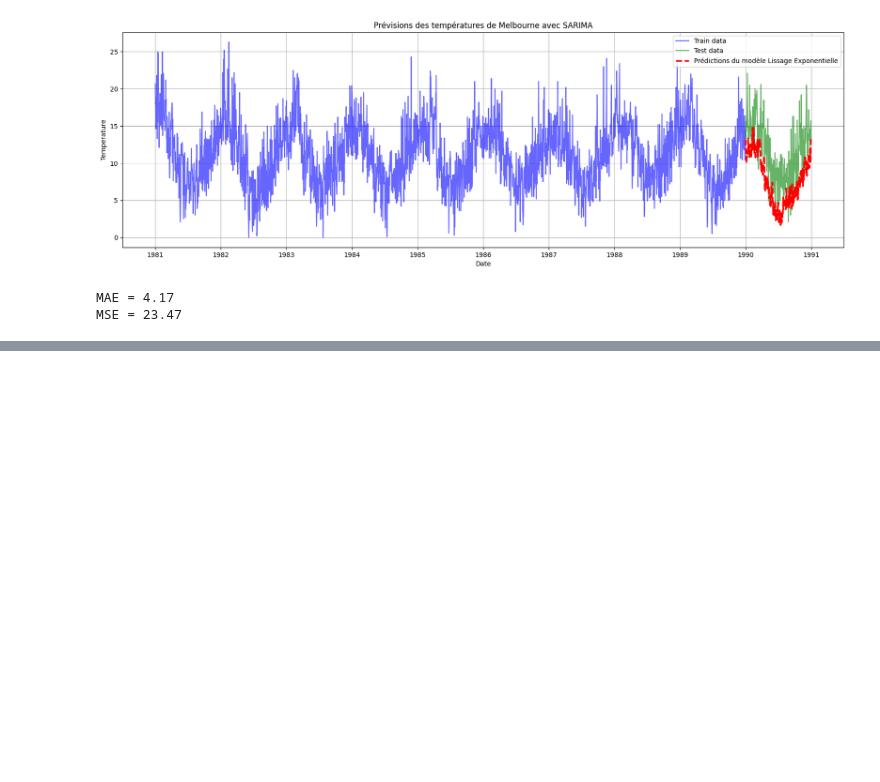
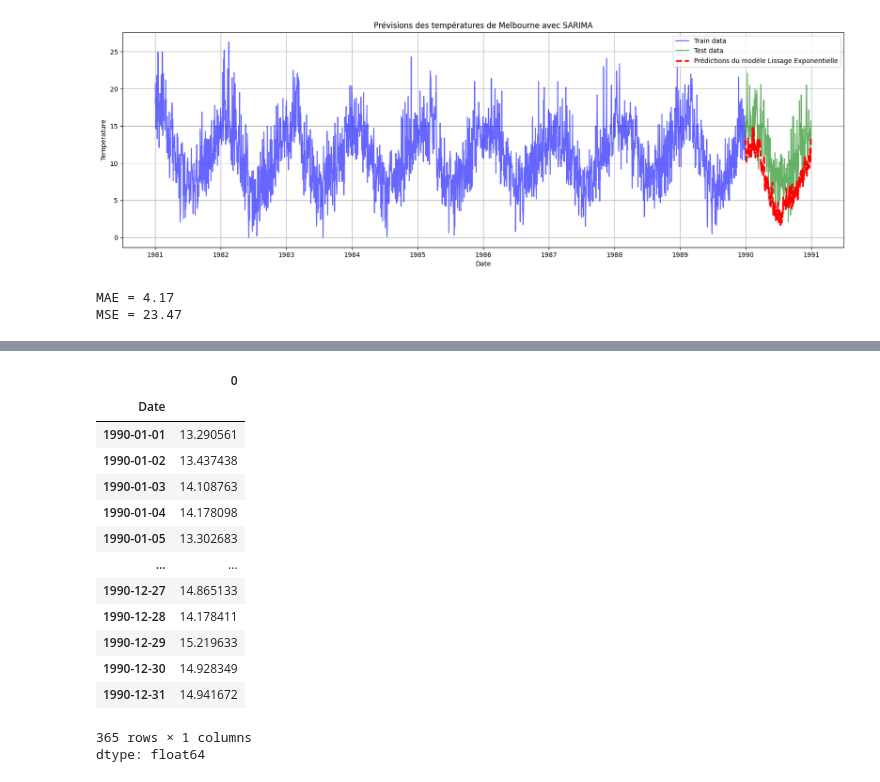
Before and after one commit to RajaaLebnaiti/100-Days-of-Data-Science, a Jupyter notebook: Time Series/Projets/Projet 1 Daily Minimum Temperatures in Melbourne/Daily Minimum Temperatures in Melbourne.ipynb, the cells around one changed output, grey strips where cells are left out. Saved outputs shown, nothing was run; the diff lists cells and outputs as text; code cells hidden in the pictures; blank space fills up the shorter version.

```diff
--- a/Time Series/Projets/Projet 1 Daily Minimum Temperatures in Melbourne/Daily Minimum Temperatures in Melbourne.ipynb
+++ b/Time Series/Projets/Projet 1 Daily Minimum Temperatures in Melbourne/Daily Minimum Temperatures in Melbourne.ipynb
@@ -392,0 +387,2 @@ MSE = 23.47
+# %%
+df_ml = df_ml.dropna()
@@ -392,0 +436,22 @@ MSE = 23.47
+# %%
+# Prédictions
+predictions_lgb = model_lgb.predict(X_test)
+predictions_lgb = pd.Series(predictions_lgb, index= y_test.index)
+
+predictions_lgb
+# %% [output]
+|  | 0 |
+| Date |  |
+| 1990-01-01 | 13.290561 |
+| 1990-01-02 | 13.437438 |
+| 1990-01-03 | 14.108763 |
+| 1990-01-04 | 14.178098 |
+| 1990-01-05 | 13.302683 |
+| ... | ... |
+| 1990-12-27 | 14.865133 |
+| 1990-12-28 | 14.178411 |
+| 1990-12-29 | 15.219633 |
+| 1990-12-30 | 14.928349 |
+| 1990-12-31 | 14.941672 |
+365 rows × 1 columns
+dtype: float64
```
Also changed, not shown: parts of 29 cells of this notebook.
